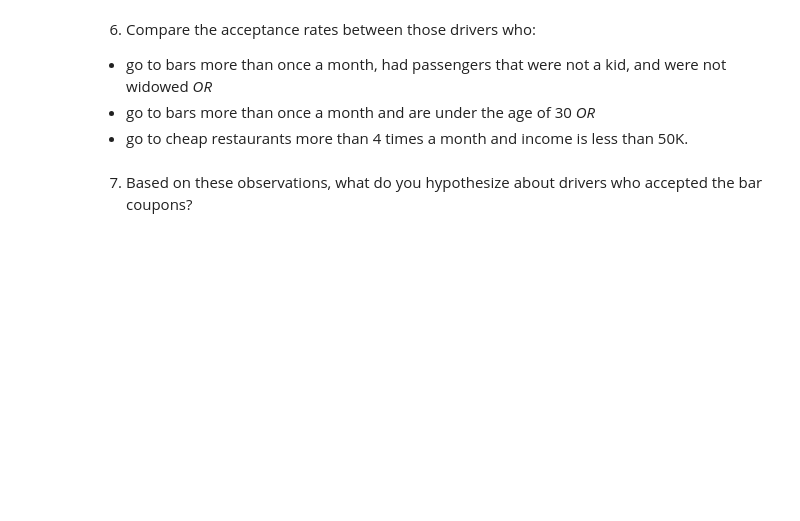
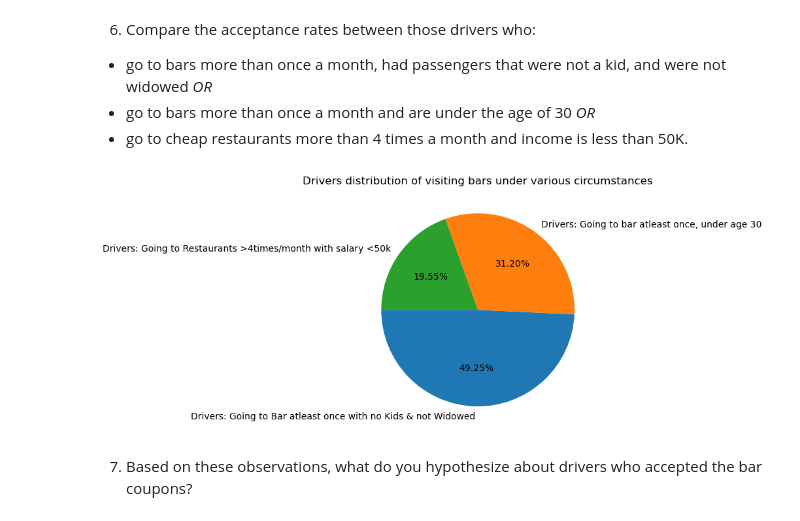
Before and after one commit to aparnakarri/AIML-Customers-And-Coupons, a Jupyter notebook: prompt.ipynb, the cells around one changed output. Drawn from its saved outputs; the diff is of its cells as text; code cells hidden in the pictures; blank space fills up the shorter version.

```diff
--- a/prompt.ipynb
+++ b/prompt.ipynb
@@ -328,5 +370,21 @@ People who accepted coupons and went to the bar:
 - go to bars more than once a month, had passengers that were not a kid, and were not widowed *OR*
 - go to bars more than once a month and are under the age of 30 *OR*
 - go to cheap restaurants more than 4 times a month and income is less than 50K.
+# %%
+
+drivers_bar_nokid_notwidow = bar_accepted_gt_1[~bar_accepted_gt_1['passenger'].isin(['Kid(s)']) & ~bar_accepted_gt_1['maritalStatus'].isin(['Widowed'])]
+
+drivers_bar_lt_30 = bar_accepted_gt_1[bar_accepted_gt_1['age']<30]
+bar_coupon_accept_total = bar_coupons_df[(bar_coupons_df['Y'] == 1)]
+drivers_restaurant_gt_4_earn_lt50k = bar_coupon_accept_total[bar_coupon_accept_total['RestaurantLessThan20'].isin(['4~8','gt8']) & bar_coupon_accept_total['income'].isin(['$37500 - $49999', '$25000 - $37499', '$12500 - $24999', 'Less than $12500'])]
+
+
+plt.pie([drivers_bar_nokid_notwidow.shape[0], drivers_bar_lt_30.shape[0], drivers_restaurant_gt_4_earn_lt50k.shape[0]], autopct='%1.2f%%',startangle=180,
+        labels=['Drivers: Going to Bar atleast once with no Kids & not Widowed', 'Drivers: Going to bar atleast once, under age 30','Drivers: Going to Restaurants >4times/month with salary <50k'])
+
+plt.title("Drivers distribution of visiting bars under various circumstances")
+plt.show()
+# %% [output]
+[figure, added]
 # %% [markdown]
 7.  Based on these observations, what do you hypothesize about drivers who accepted the bar coupons?
```
Also changed, not shown: parts of 8 cells of this notebook.
